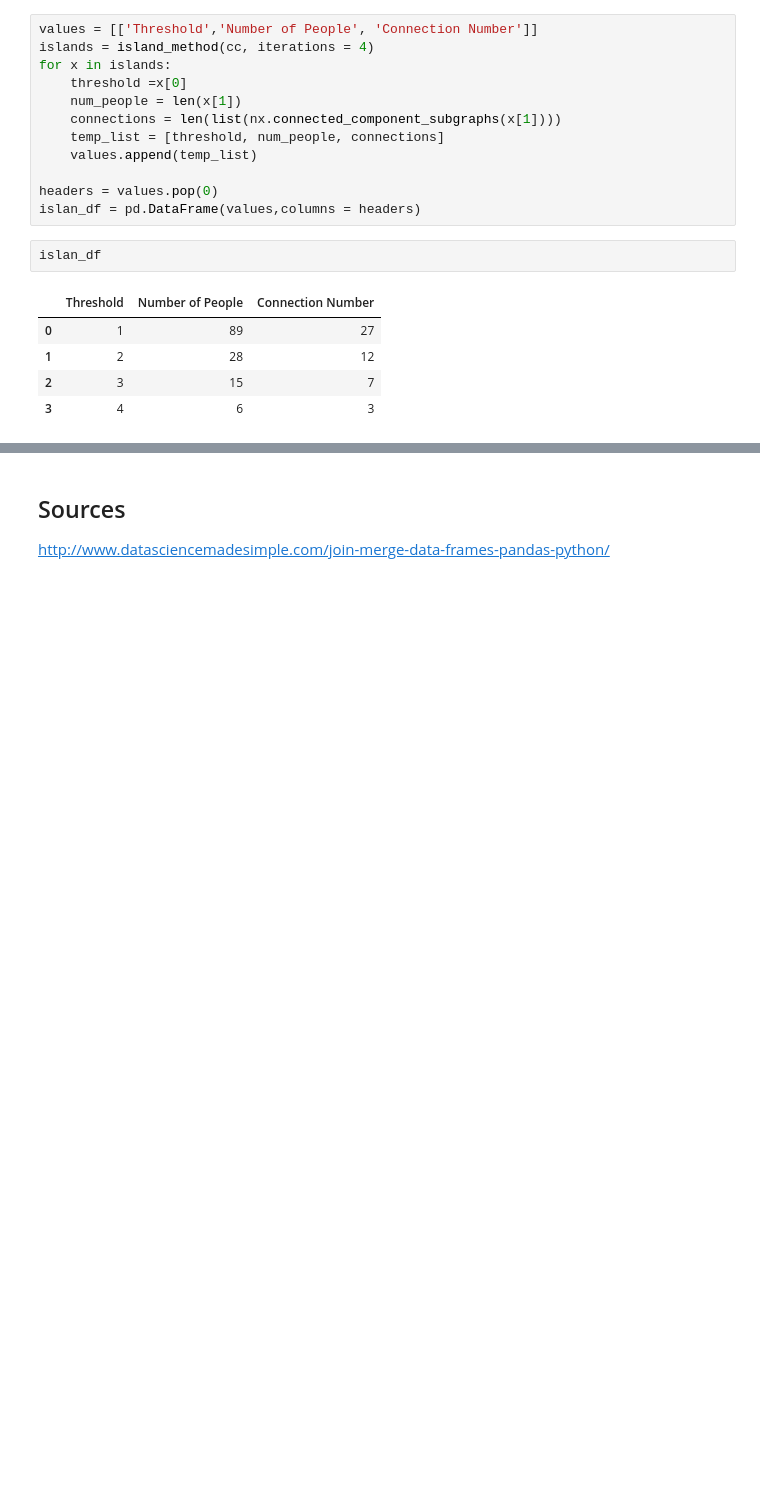
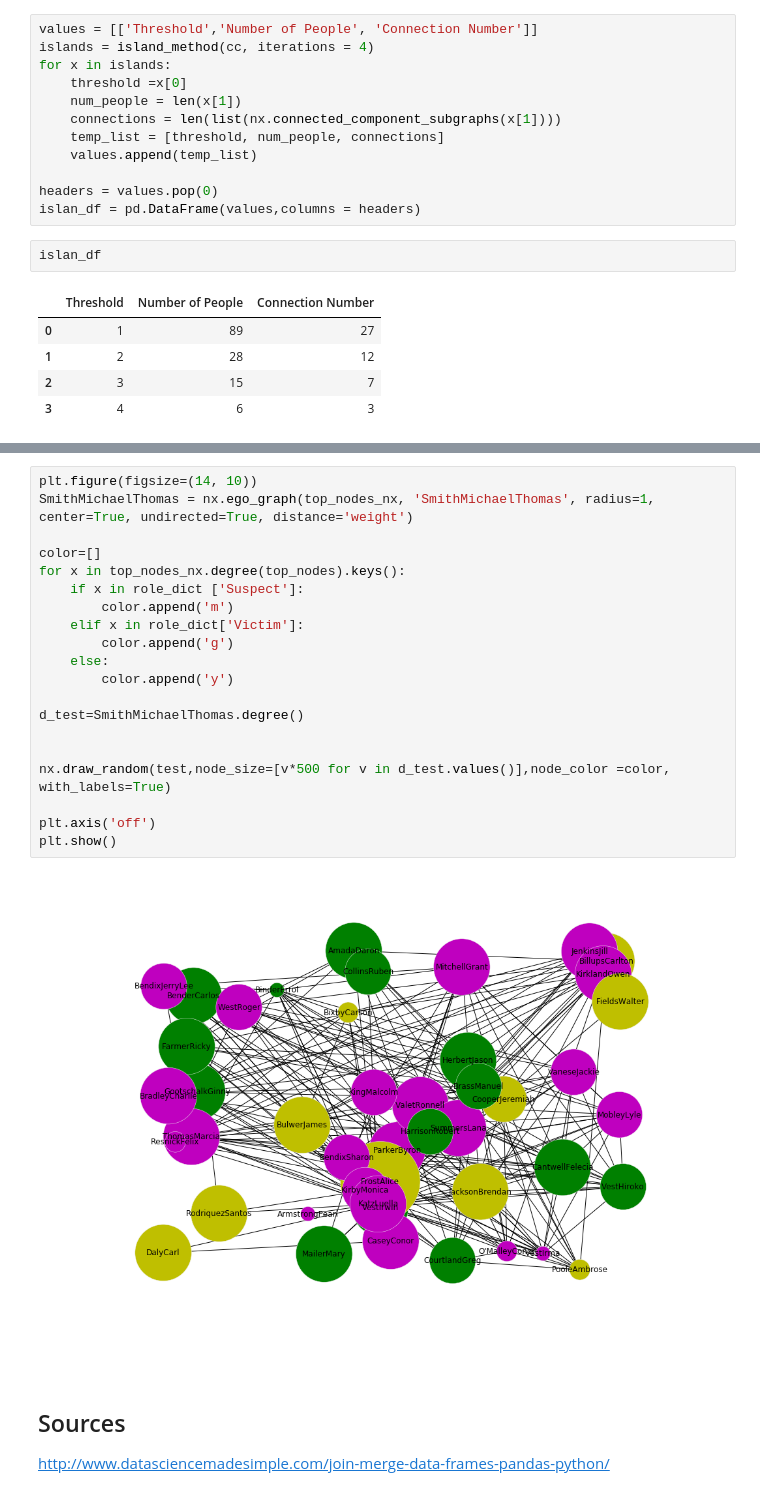
Before and after one commit to silverrainb/web-analytics, a Jupyter notebook: project2/Project2 Meaghan 07-01-18.ipynb, the cells around one changed output, grey strips where cells are left out. Cells and saved outputs as stored; diff of their text form; blank space fills up the shorter version.

```diff
--- a/project2/Project2 Meaghan 07-01-18.ipynb
+++ b/project2/Project2 Meaghan 07-01-18.ipynb
@@ -306,3 +463,25 @@ False
+# %%
+plt.figure(figsize=(14, 10))
+SmithMichaelThomas = nx.ego_graph(top_nodes_nx, 'SmithMichaelThomas', radius=1, center=True, undirected=True, distance='weight')
+
+color=[]
+for x in top_nodes_nx.degree(top_nodes).keys():
+    if x in role_dict ['Suspect']:
+        color.append('m')
+    elif x in role_dict['Victim']:
+        color.append('g')
+    else:
+        color.append('y')
+
+d_test=SmithMichaelThomas.degree()
+
+
+nx.draw_random(test,node_size=[v*500 for v in d_test.values()],node_color =color, with_labels=True)
+
+plt.axis('off')
+plt.show()
+# %% [output]
+[figure, added]
 # %% [markdown]
 ## Sources
 
```
Also changed, not shown: parts of 48 cells of this notebook.
